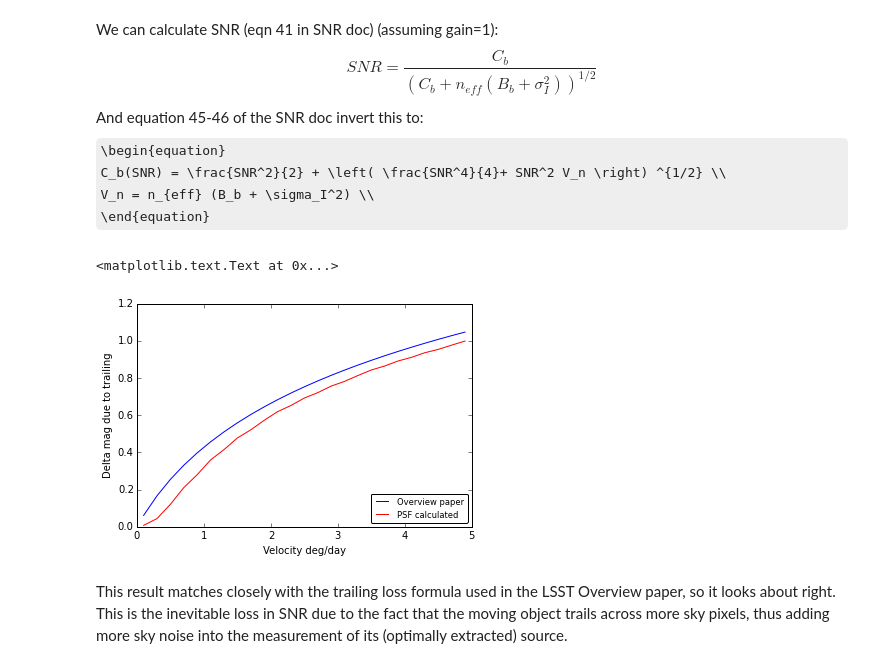
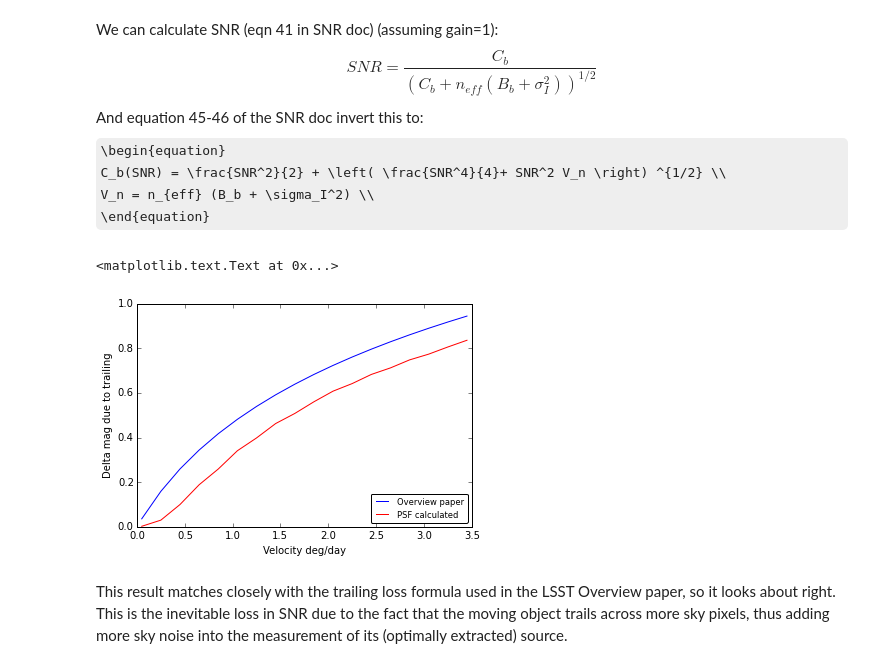
Before and after one commit to rhiannonlynne/MafSSO, a Jupyter notebook: Trailing Losses.ipynb, the cells around one changed output. Drawn from its saved outputs; the diff is of its cells as text; code cells hidden in the pictures; some formulas as TeX source.

```diff
--- a/Trailing Losses.ipynb
+++ b/Trailing Losses.ipynb
@@ -201,7 +205,7 @@ def movingPSF(velocity=1.0, seeing=0.7, totalflux=1., side='L'):
         positions = positionR
     for p in (positions):
         xcen = p
-        x, y, flux = stationaryPSF(0.7, xcen=xcen, ycen=0)
+        x, y, flux = stationaryPSF(seeing, xcen=xcen, ycen=0)
         xlist.append(x)
         ylist.append(y)
         fluxlist.append(flux)
@@ -274,6 +281,7 @@ plt.title('Velocity of %.2f deg/day with %.2f" seeing' %(velocity, seeing))
 [figure]
 # %%
 velocity=0.5
+seeing=1.0
 x, y, flux = movingPSF(side='L', velocity=velocity, seeing=seeing)
 zoomImage(x, y, flux, zoom=[-1, 2, -1, 1])
 plt.title('Velocity of %.2f deg/day with %.2f" seeing' %(velocity, seeing))
@@ -284,7 +292,7 @@ print fluxx.max(), fluxy.max()
 
 plt.figure()
 plt.plot(x, fluxx, 'r', label='Lengthwise')
-plt.plot(y, fluxy, 'b', label='Crossection')
+plt.plot(y, fluxy, 'b', label='Center Crossection')
 plt.legend(loc='upper right', fontsize='smaller', fancybox=True)
 plt.xlabel('Arcseconds')
 plt.title('Velocity of %.2f deg/day with %.2f" seeing' %(velocity, seeing))
@@ -343,10 +351,10 @@ print 'Calculated neff from PSF (RHS), velocity %.2f seeing %.1f: %f' %(velocity
 Calculated neff from PSF (LHS), velocity 0.50 seeing 0.7: 38.859467
 Calculated neff from PSF (RHS), velocity 0.50 seeing 0.7: 37.664407
 # %%
-velocities = np.arange(0.1, 5.0, 0.2)
+velocities = np.arange(0.05, 3.5, 0.2)
 seeing = 0.7
-neff_vel = np.zeros(len(velocities), float)
+neff = np.zeros(len(velocities), float)
 for i, v in enumerate(velocities):
     x, y, flux = movingPSF(side='L', velocity=v, seeing=seeing, totalflux=1.0)
-    neff_vel[i] = calcNeff(x, y, flux)
+    neff[i] = calcNeff(x, y, flux)
 # %%
@@ -371,7 +379,7 @@ V_n = n_{eff} (B_b + \sigma_I^2) \\
 SNR = 5.0
 sky = 2000.
 inst_noise = 10.0
-Vn = neff_vel*(sky + inst_noise)
+Vn = neff*(sky + inst_noise)
 counts =  SNR**2/2. + np.sqrt(SNR**4/4. + SNR**2 * Vn)
 mags = 2.5*np.log10(counts)
 # and for a stationary source.
@@ -384,16 +392,17 @@ mag_stat = 2.5*np.log10(counts) # Not zeropointed!
 mags = mags - mag_stat
 # %%
 # Overview paper trailing losses.
-dmT = 1.25*np.log10(1 + 0.028 * velocities * 30.0 / seeing)
+t = 30.0 + 4.0
+dmT = 1.25*np.log10(1 + 0.028 * velocities * t / seeing)
 plt.plot(velocities, dmT, 'b', label='Overview paper')
 # Calculated trailing losses.
 plt.plot(velocities, mags, 'r', label='PSF calculated')
 plt.legend(loc='lower right', fancybox=True, fontsize='smaller')
 plt.xlabel('Velocity deg/day')
 plt.ylabel('Delta mag due to trailing')
 # %% [output]
 <matplotlib.text.Text at 0x...>
-[figure, old version]
+[figure, new version]
 # %% [markdown]
 This result matches closely with the trailing loss formula used in the LSST Overview paper, so it looks about right. This is the inevitable loss in SNR due to the fact that the moving object trails across more sky pixels, thus adding more sky noise into the measurement of its (optimally extracted) source.
 # %% [markdown]
```
Also changed, not shown: parts of 44 cells of this notebook.
